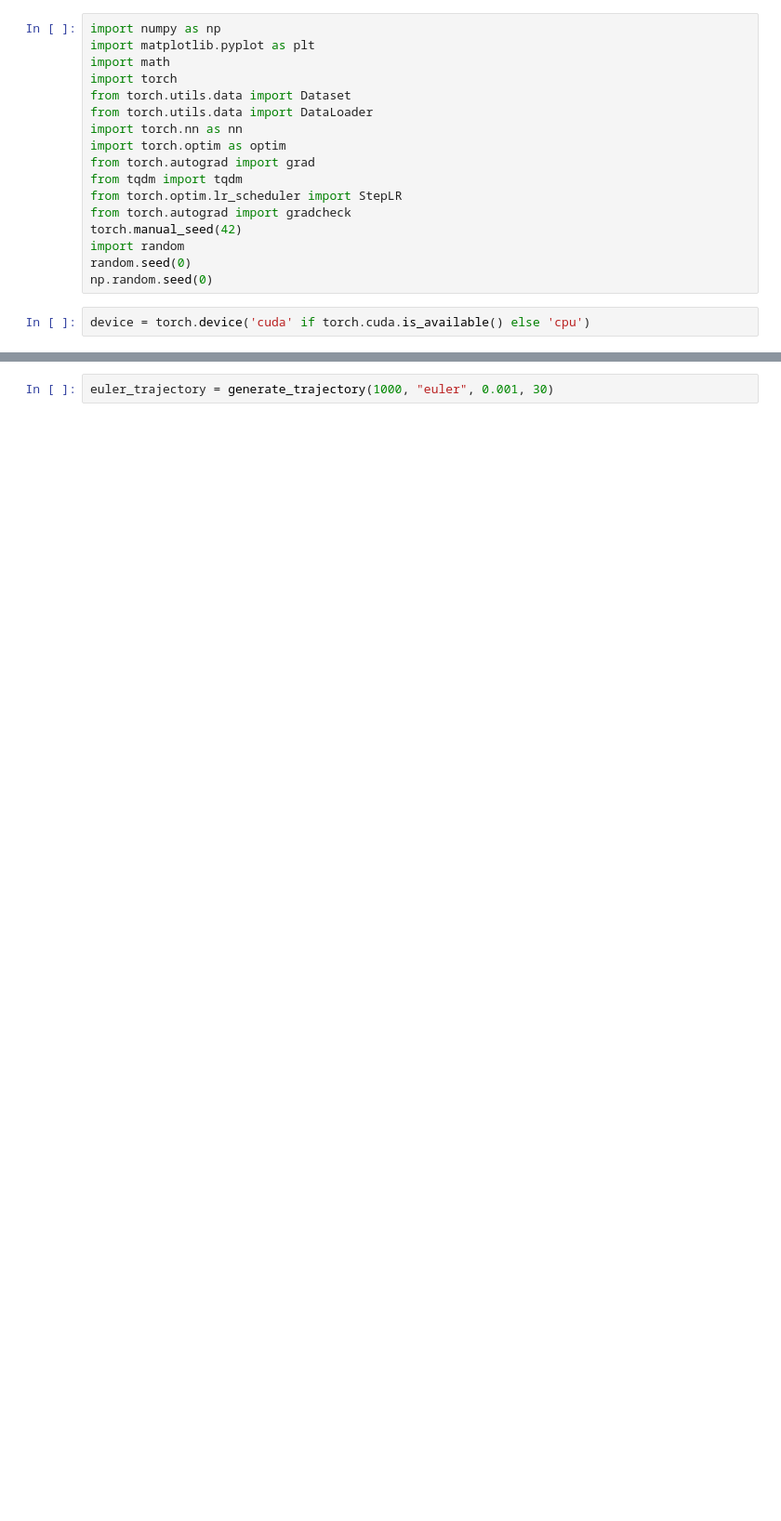
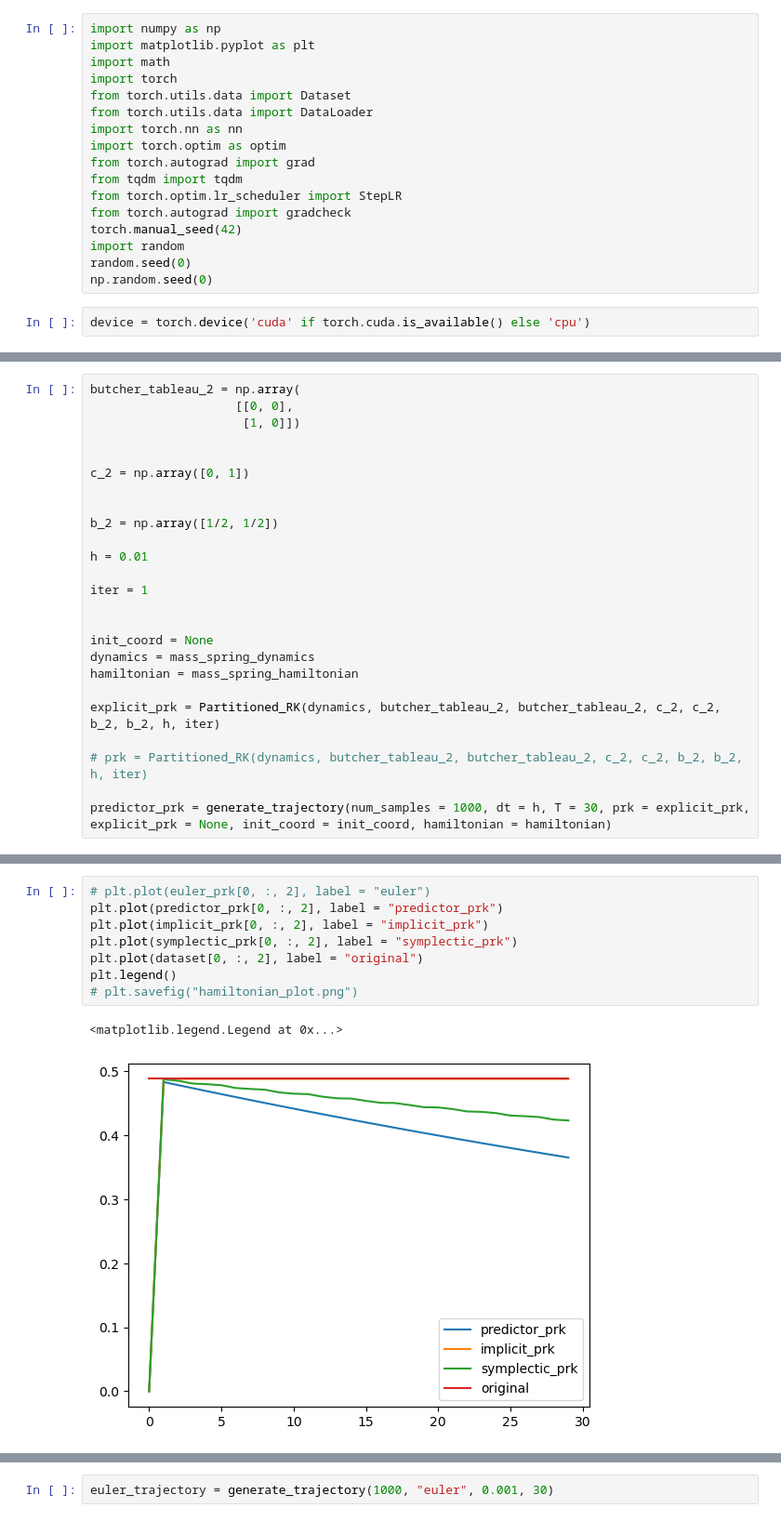
Before and after one commit to chandan21gupta/symplectic_adjoint_hnn, a Jupyter notebook: non_separable_analysis.ipynb, the cells around one changed output, grey strips where cells are left out. Shown at 93% size. Cells and saved outputs as stored; diff of their text form; blank space fills up the shorter version.

```diff
--- a/non_separable_analysis.ipynb
+++ b/non_separable_analysis.ipynb
@@ -19,0 +228,25 @@ device = torch.device('cuda' if torch.cuda.is_available() else 'cpu')
+# %%
+butcher_tableau_2 = np.array(
+                    [[0, 0],
+                     [1, 0]])
+
+
+c_2 = np.array([0, 1])
+
+
+b_2 = np.array([1/2, 1/2])
+
+h = 0.01
+
+iter = 1
+
+
+init_coord = None
+dynamics = mass_spring_dynamics
+hamiltonian = mass_spring_hamiltonian
+
+explicit_prk = Partitioned_RK(dynamics, butcher_tableau_2, butcher_tableau_2, c_2, c_2, b_2, b_2, h, iter)
+
+# prk = Partitioned_RK(dynamics, butcher_tableau_2, butcher_tableau_2, c_2, c_2, b_2, b_2, h, iter)
+
+predictor_prk = generate_trajectory(num_samples = 1000, dt = h, T = 30, prk = explicit_prk, explicit_prk = None, init_coord = init_coord, hamiltonian = hamiltonian)
@@ -19,0 +293,11 @@ device = torch.device('cuda' if torch.cuda.is_available() else 'cpu')
+# %%
+# plt.plot(euler_prk[0, :, 2], label = "euler")
+plt.plot(predictor_prk[0, :, 2], label = "predictor_prk")
+plt.plot(implicit_prk[0, :, 2], label = "implicit_prk")
+plt.plot(symplectic_prk[0, :, 2], label = "symplectic_prk")
+plt.plot(dataset[0, :, 2], label = "original")
+plt.legend()
+# plt.savefig("hamiltonian_plot.png")
+# %% [output]
+<matplotlib.legend.Legend at 0x...>
+[figure, added]
```
Also changed, not shown: parts of 14 cells of this notebook.
